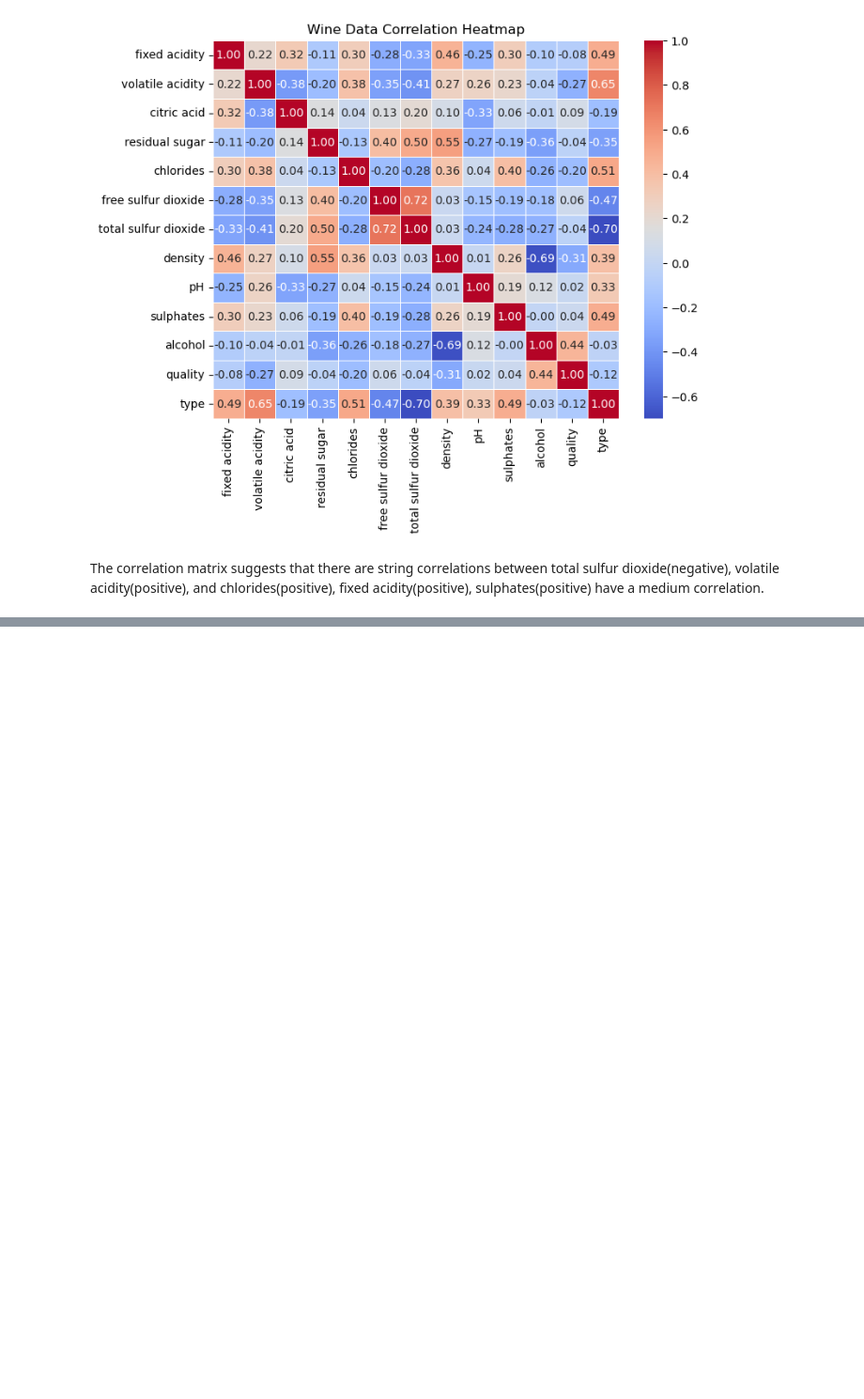
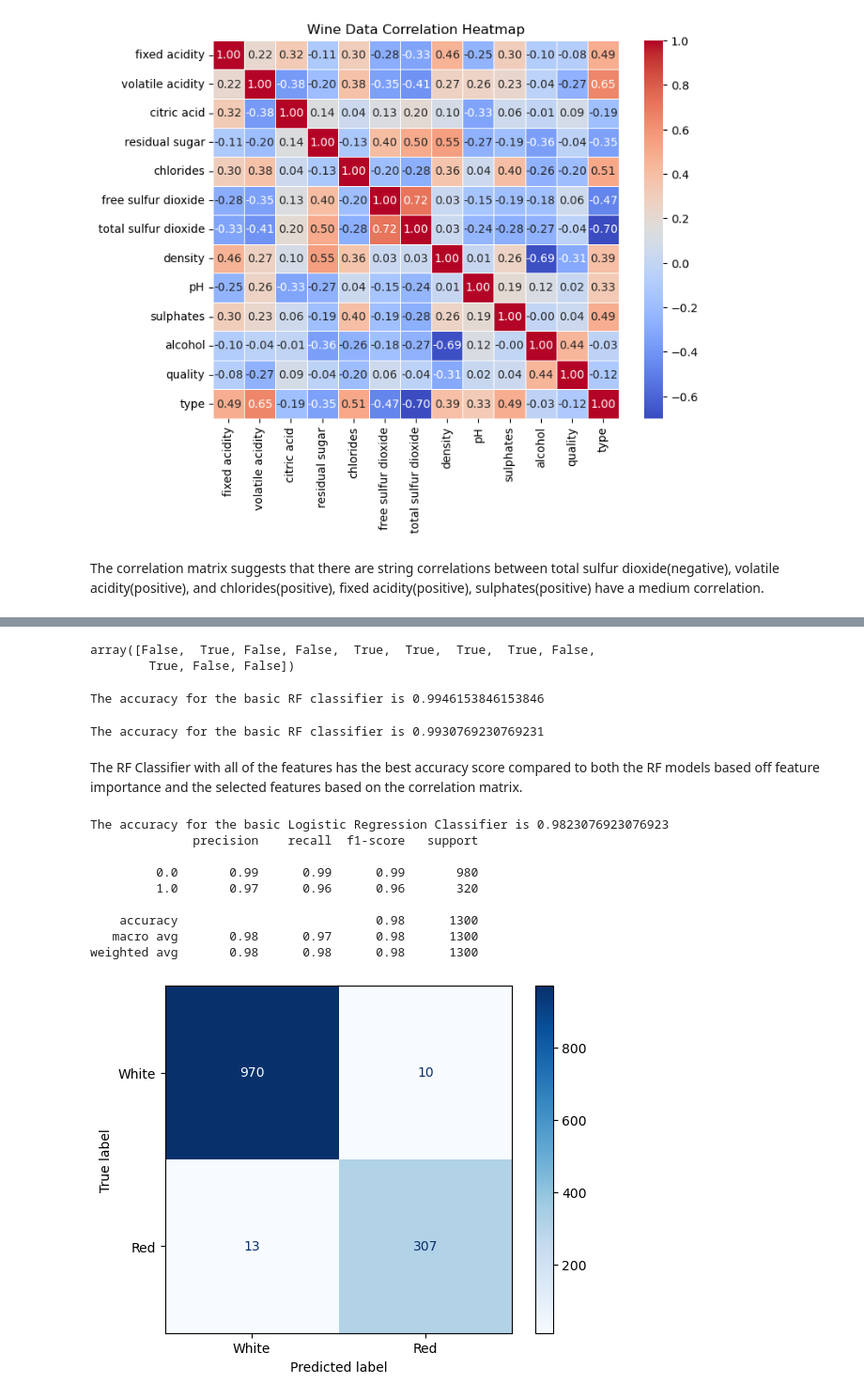
Before and after one commit to sastadlan/417-final-project, a Jupyter notebook: Wine_Quality.ipynb, the cells around one changed output, grey strips where cells are left out. Shown at 94% size. Cells and saved outputs as stored; diff of their text form; code cells hidden in the pictures; blank space fills up the shorter version.

Commit message:
random forest model completed, accuracy extremely high

```diff
--- a/Wine_Quality.ipynb
+++ b/Wine_Quality.ipynb
@@ -133,0 +153,11 @@ The correlation matrix suggests that there are string correlations between total
+# %%
+#train-test split, stratify by type since there are a lot more red inputs
+X_train, X_test, y_train, y_test = train_test_split(wine[cols_to_scale], wine['type'],test_size = .20, stratify = wine['type'], random_state =11)
+
+
+
+#create a random forest without hyperparameter tuning
+basic_rf = RandomForestClassifier(random_state = 11)
+
+basic_rf.fit(X_train, y_train)
+y_pred = basic_rf.predict(X_test)
@@ -133,0 +169,54 @@ The correlation matrix suggests that there are string correlations between total
+# %%
+#get the rf mask for feauture importance, if a feature importance is greater than the median
+rf_mask = basic_rf.feature_importances_ > np.median(basic_rf.feature_importances_)
+rf_mask
+# %% [output]
+array([False,  True, False, False,  True,  True,  True,  True, False,
+        True, False, False])
+# %%
+imprtance_rf= RandomForestClassifier(random_state = 11)
+imprtance_rf.fit(X_train[X_train.columns[rf_mask]], y_train)
+y_pred = imprtance_rf.predict(X_test[X_test.columns[rf_mask]])
+# %%
+accuracy_importance = accuracy_score(y_test, y_pred)
+print(f'The accuracy for the basic RF classifier is {accuracy_importance}')
+# %% [output]
+The accuracy for the basic RF classifier is 0.9946153846153846
+# %%
+#selected features based on correlation matrix
+selected_features = ['total sulfur dioxide', 'volatile acidity', 'chlorides', 'fixed acidity', 'sulphates']
+selected_rf = RandomForestClassifier(random_state = 11)
+
+selected_rf.fit(X_train[selected_features], y_train)
+y_pred = selected_rf.predict(X_test[selected_features])
+accuracy_importance = accuracy_score(y_test, y_pred)
+print(f'The accuracy for the basic RF classifier is {accuracy_importance}')
+# %% [output]
+The accuracy for the basic RF classifier is 0.9930769230769231
+# %% [markdown]
+The RF Classifier with all of the features has the best accuracy score compared to both the RF models based off feature importance and the selected features based on the correlation matrix.
+# %%
+#logistic
+model = LogisticRegression(solver='liblinear', random_state=11) # 'liblinear' is a good choice for smaller datasets
+model.fit(X_train, y_train)
+y_pred = model.predict(X_test)
+accuracy_lr = accuracy_score(y_test, y_pred)
+print(f'The accuracy for the basic Logistic Regression Classifier is {accuracy_lr}')
+print(classification_report(y_test, y_pred))
+
+cm = confusion_matrix(y_test, y_pred)
+class_names = ['White', 'Red']
+disp = ConfusionMatrixDisplay(confusion_matrix=cm, display_labels=class_names)
+disp.plot(cmap=plt.cm.Blues) # Using a blue color map
+plt.show()
+# %% [output]
+The accuracy for the basic Logistic Regression Classifier is 0.9823076923076923
+              precision    recall  f1-score   support
+
+         0.0       0.99      0.99      0.99       980
+         1.0       0.97      0.96      0.96       320
+
+    accuracy                           0.98      1300
+   macro avg       0.98      0.97      0.98      1300
+weighted avg       0.98      0.98      0.98      1300
+[figure, added]
```
Also changed, not shown: parts of 6 cells of this notebook.
